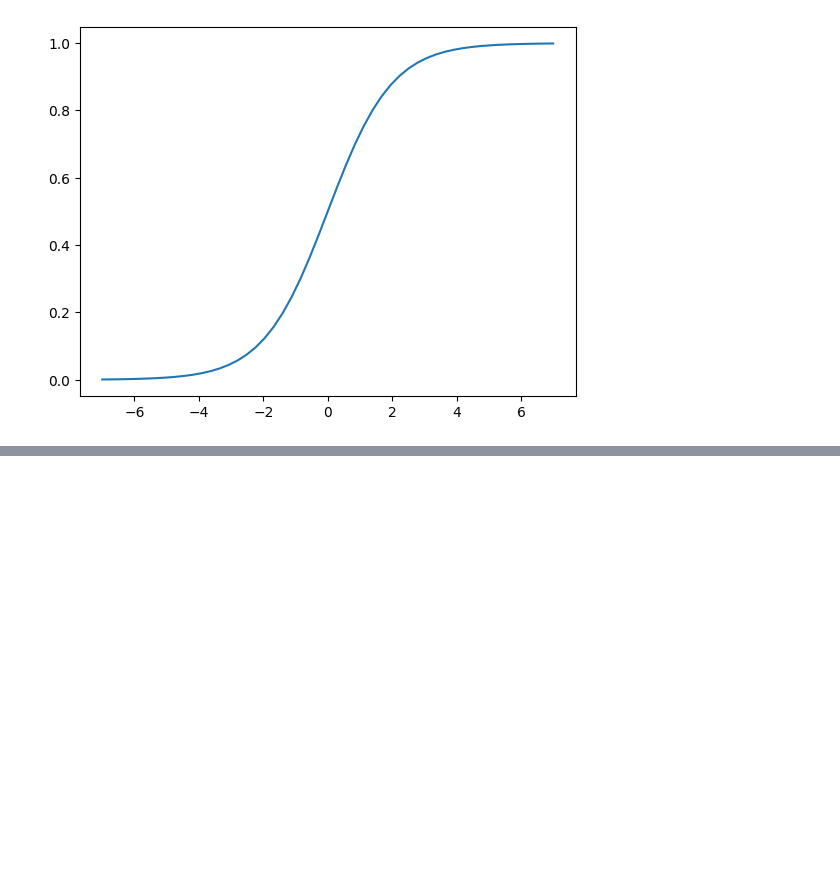
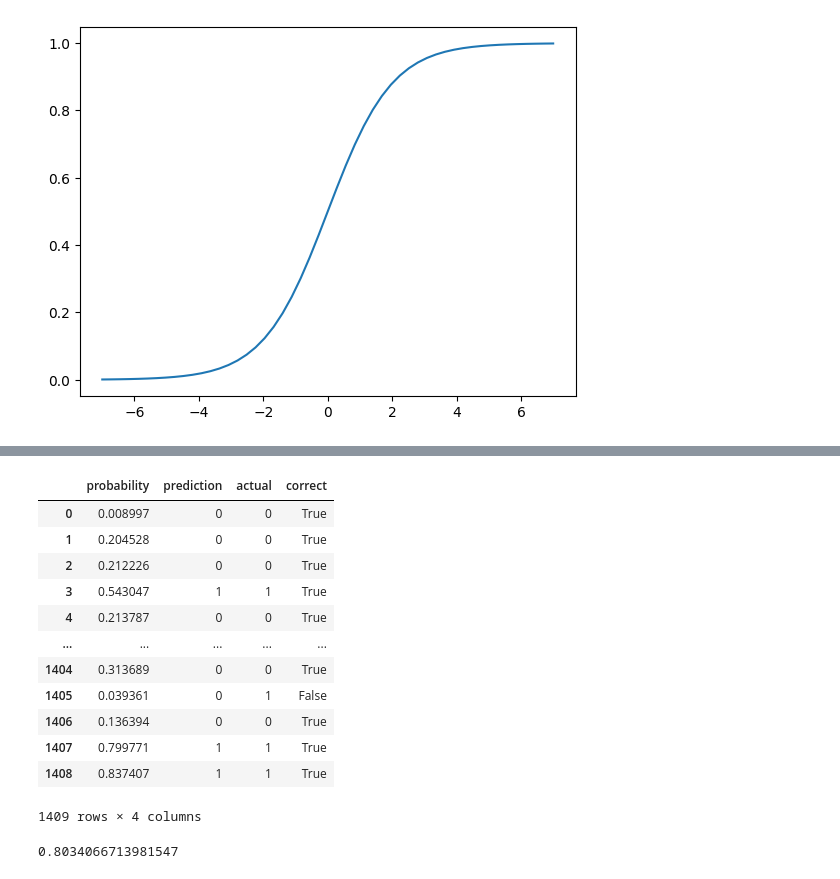
Before and after one commit to 16danielvm/MLZoomCamp, a Jupyter notebook: 03_classification/03_classification.ipynb, the cells around one changed output, grey strips where cells are left out. Cells and saved outputs as stored; diff of their text form; code cells hidden in the pictures; blank space fills up the shorter version.

Commit message:
3.10. Training logistic regression

```diff
--- a/03_classification/03_classification.ipynb
+++ b/03_classification/03_classification.ipynb
@@ -457,0 +462,3 @@ plt.plot(z,sigmoid(z))
+# %%
+model = LogisticRegression()
+model.fit(X_train, y_train)
@@ -457,0 +496,3 @@ plt.plot(z,sigmoid(z))
+# %%
+y_pred = model.predict_proba(X_val)[:,1]
+y_pred
@@ -457,0 +502,2 @@ plt.plot(z,sigmoid(z))
+# %%
+churn_decision = (y_pred >= 0.5)
@@ -457,0 +532,6 @@ plt.plot(z,sigmoid(z))
+# %%
+df_pred = pd.DataFrame()
+df_pred['probability'] = y_pred
+df_pred['prediction'] = churn_decision.astype(int)
+df_pred['actual'] = y_val
+df_pred
@@ -457,0 +552,21 @@ plt.plot(z,sigmoid(z))
+# %%
+df_pred['correct'] = df_pred.prediction == df_pred.actual
+df_pred
+# %% [output]
+|  | probability | prediction | actual | correct |
+| 0 | 0.008997 | 0 | 0 | True |
+| 1 | 0.204528 | 0 | 0 | True |
+| 2 | 0.212226 | 0 | 0 | True |
+| 3 | 0.543047 | 1 | 1 | True |
+| 4 | 0.213787 | 0 | 0 | True |
+| ... | ... | ... | ... | ... |
+| 1404 | 0.313689 | 0 | 0 | True |
+| 1405 | 0.039361 | 0 | 1 | False |
+| 1406 | 0.136394 | 0 | 0 | True |
+| 1407 | 0.799771 | 1 | 1 | True |
+| 1408 | 0.837407 | 1 | 1 | True |
+1409 rows × 4 columns
+# %%
+df_pred.correct.mean()
+# %% [output]
+0.8034066713981547
```
Also changed, not shown: parts of 13 cells of this notebook.
